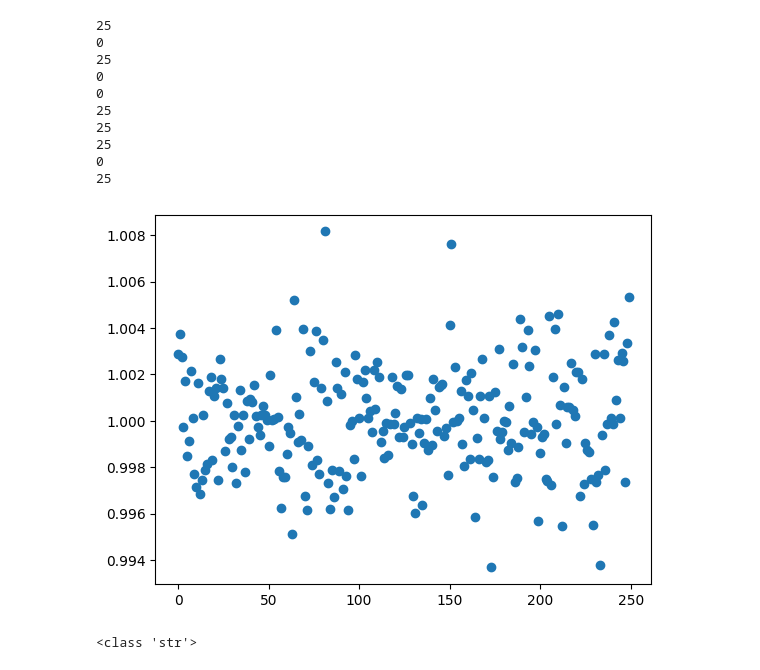
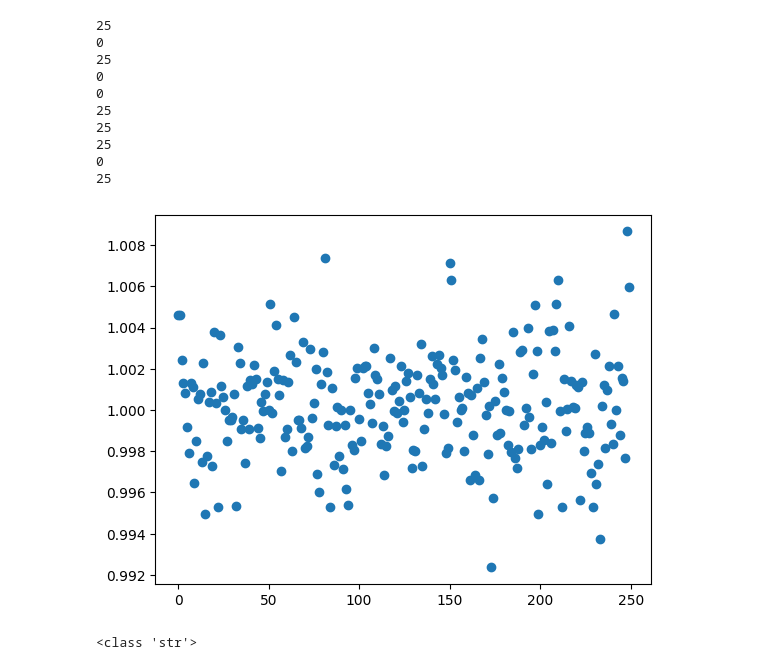
Before and after one commit to Sewhitebook/TRIPP-Pipeline, a Jupyter notebook: photometry_multi.ipynb, the cells around one changed output. Drawn from its saved outputs; the diff is of its cells as text; code cells hidden in the pictures.

```diff
--- a/photometry_multi.ipynb
+++ b/photometry_multi.ipynb
@@ -366,24 +401,24 @@ colors_options = np.array(['#3B5BA5', '#E87A5D', '#F3B941', '#f00a42', '#6F9BA4'
 0
 25
 # %%
-mode = 1
+mode = 0
 med_dev = True
 if med_dev == True: #only run this for single night observing runs. Make part of each night?
     median_curves = []
     for i, run in enumerate(runs):
         median_mags = []
         for source in sources:
             if source['border'] == False:
                 median_mags.append([source[f'calibrated_mags_{i}']])
         median_curve = np.median(median_mags, axis = 0)/np.median(median_mags) #normalized median light curve
         median_curves.append(median_curve)
     curve = np.concatenate(median_curves)
 med_curve_final = np.concatenate(curve)
 p = np.arange(0, len(med_curve_final))
 plt.scatter(p, med_curve_final)
 plt.show()
 # %% [output]
-[figure, old version]
+[figure, new version]
 # %%
 print(type(data[0]['header']['DAY-OBS']))
 # %% [output]
```
Also changed, not shown: parts of 7 cells of this notebook, 1 other file.
